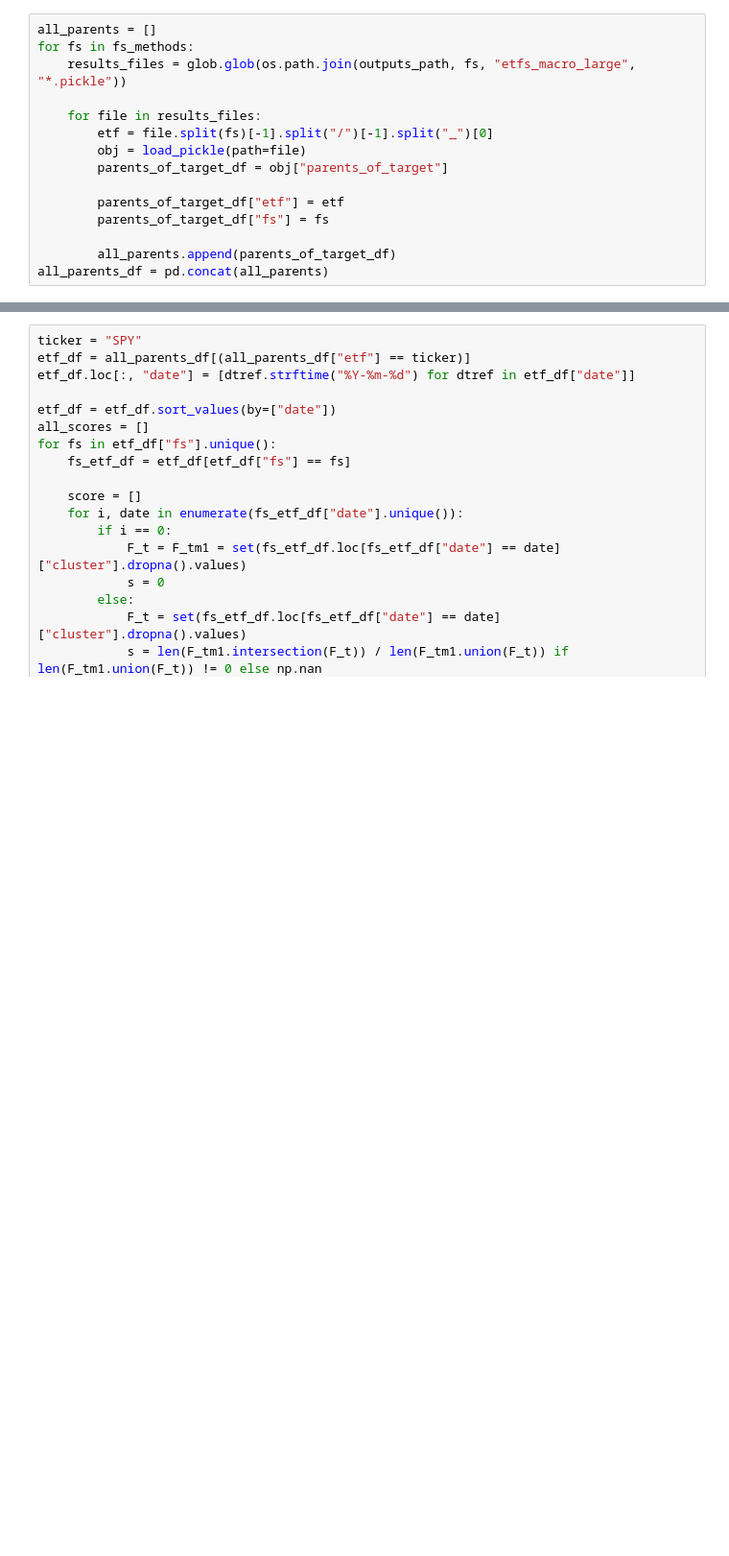
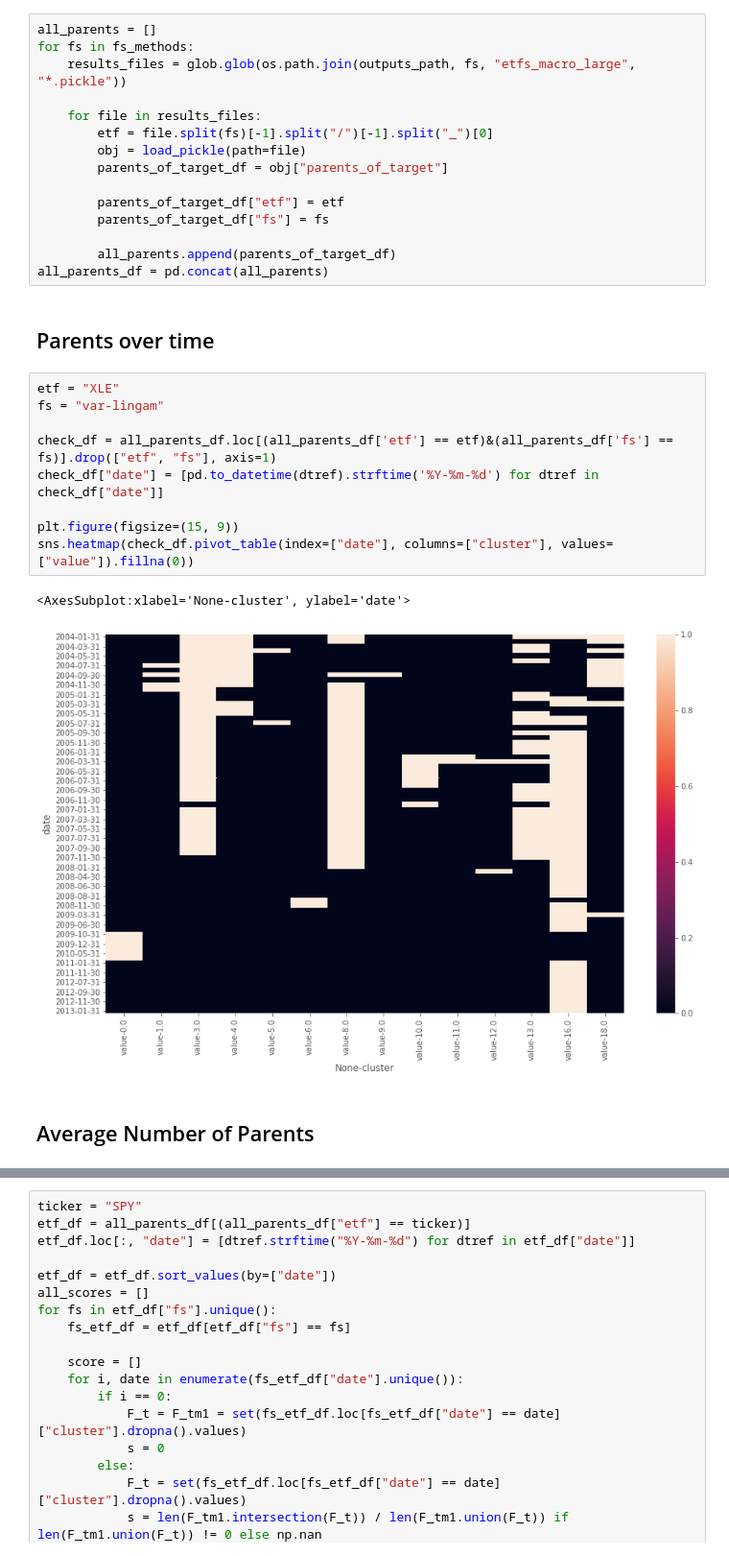
Before and after one commit to dcuoliveira/cml-fin, a Jupyter notebook: src/new_stability_measure.ipynb, the cells around one changed output, grey strips where cells are left out. Shown at 96% size. Saved outputs shown, nothing was run; the diff lists cells and outputs as text; blank space fills up the shorter version.

```diff
--- a/src/new_stability_measure.ipynb
+++ b/src/new_stability_measure.ipynb
@@ -37,3 +37,19 @@ for fs in fs_methods:
 
         all_parents.append(parents_of_target_df)
 all_parents_df = pd.concat(all_parents)
+# %% [markdown]
+## Parents over time
+# %%
+etf = "XLE"
+fs = "var-lingam"
+
+check_df = all_parents_df.loc[(all_parents_df['etf'] == etf)&(all_parents_df['fs'] == fs)].drop(["etf", "fs"], axis=1)
+check_df["date"] = [pd.to_datetime(dtref).strftime('%Y-%m-%d') for dtref in check_df["date"]]
+
+plt.figure(figsize=(15, 9))
+sns.heatmap(check_df.pivot_table(index=["date"], columns=["cluster"], values=["value"]).fillna(0))
+# %% [output]
+<AxesSubplot:xlabel='None-cluster', ylabel='date'>
+[figure, added]
+# %% [markdown]
+## Average Number of Parents
```
Also changed, not shown: parts of 9 cells of this notebook, 1 other file.
